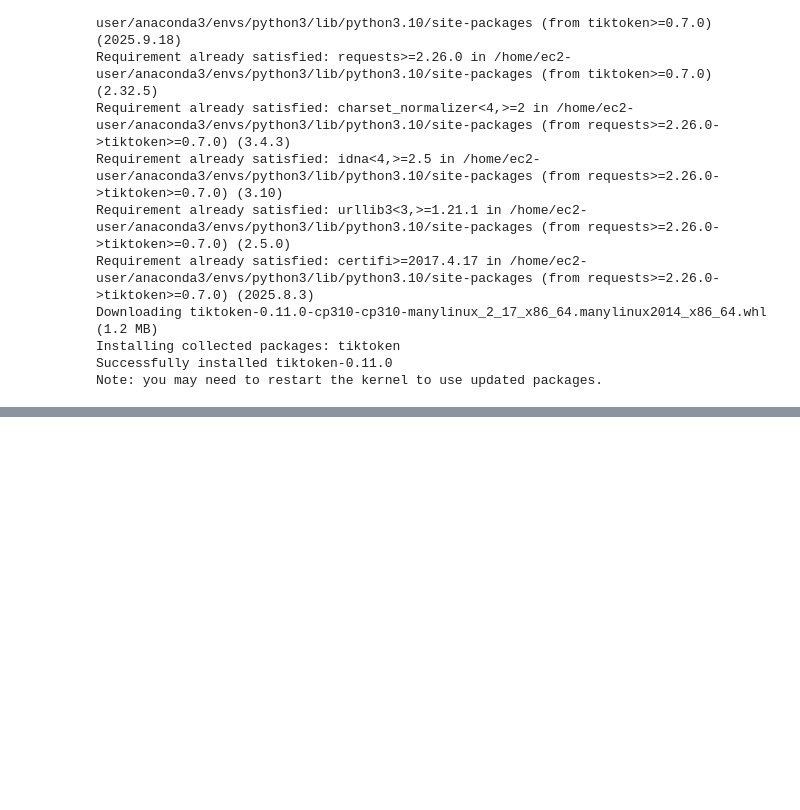
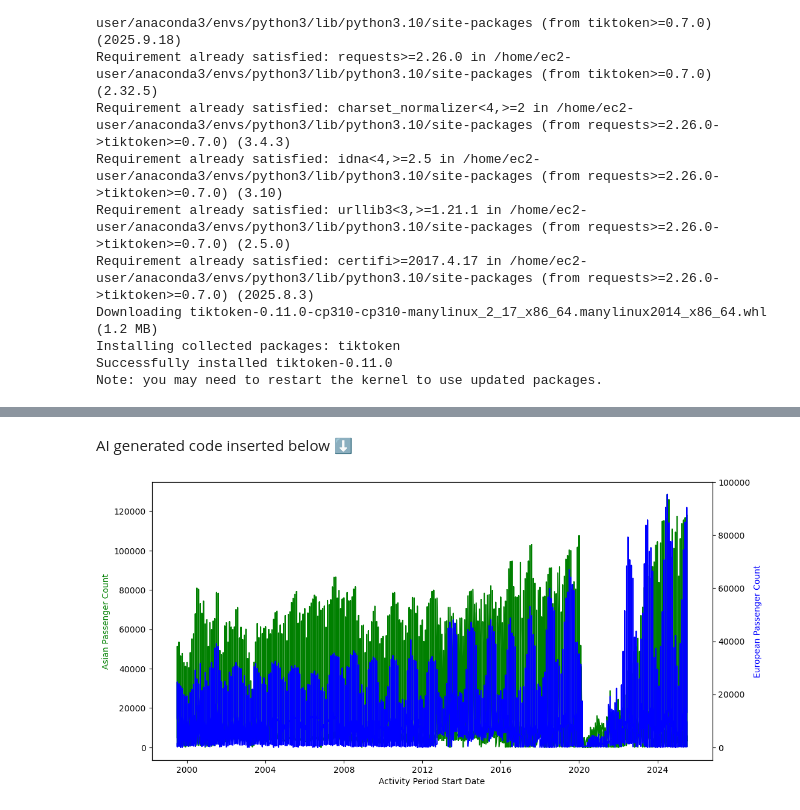
Before and after one commit to AberGA1824/IA340, a Jupyter notebook: MiniProject.ipynb, the cells around one changed output, grey strips where cells are left out. Cells and saved outputs as stored; diff of their text form; code cells hidden in the pictures; blank space fills up the shorter version.

```diff
--- a/MiniProject.ipynb
+++ b/MiniProject.ipynb
@@ -188,0 +291,24 @@ Write a vidualization that shows the change in time of passangers from Asia
+# %%
+%%ai gpt4 -f code
+create a dual axis chart where the x-axis=Activity Period Start Date, left y-axis= Asian Passanger(line), and the right Y-axis=European Passanger (bar or line, different color)
+# %% [output]
+AI generated code inserted below ⬇️
+# %%
+import matplotlib.pyplot as plt
+
+asian_flights = df.query("`GEO Region` == 'Asia'")
+european_flights = df.query("`GEO Region` == 'Europe'")
+
+fig, ax1 = plt.subplots(figsize=(12, 6))
+
+ax2 = ax1.twinx()
+ax1.plot(asian_flights['Activity Period Start Date'], asian_flights['Passenger Count'], 'g-')
+ax2.plot(european_flights['Activity Period Start Date'], european_flights['Passenger Count'], 'b-')
+
+ax1.set_xlabel('Activity Period Start Date')
+ax1.set_ylabel('Asian Passenger Count', color='g')
+ax2.set_ylabel('European Passenger Count', color='b')
+
+plt.show()
+# %% [output]
+[figure, added]
```
Also changed, not shown: parts of 24 cells of this notebook.
